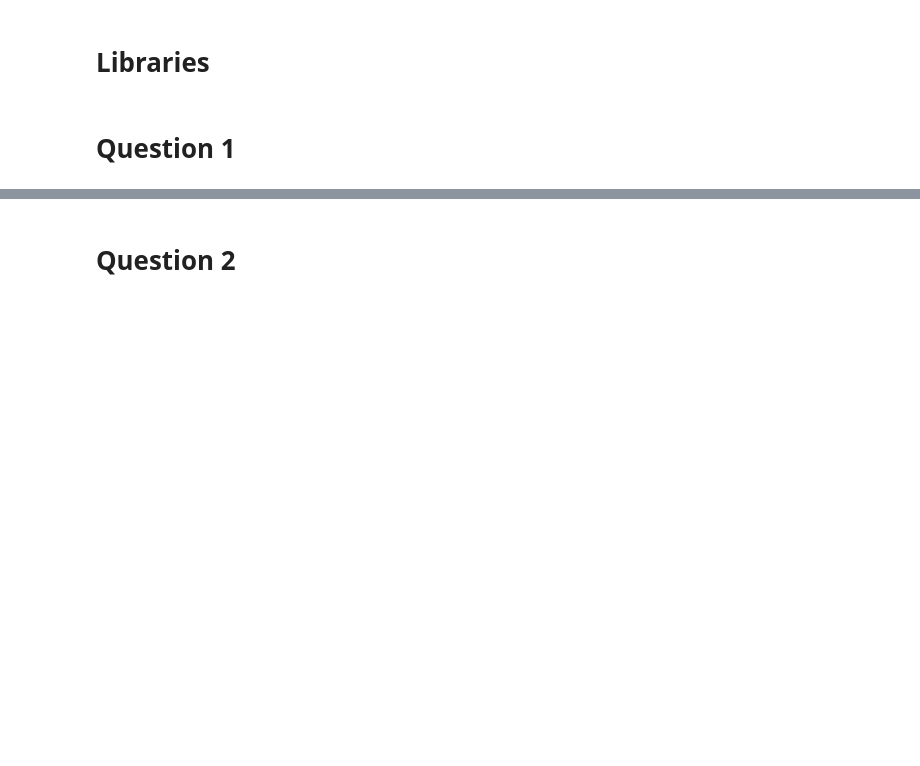
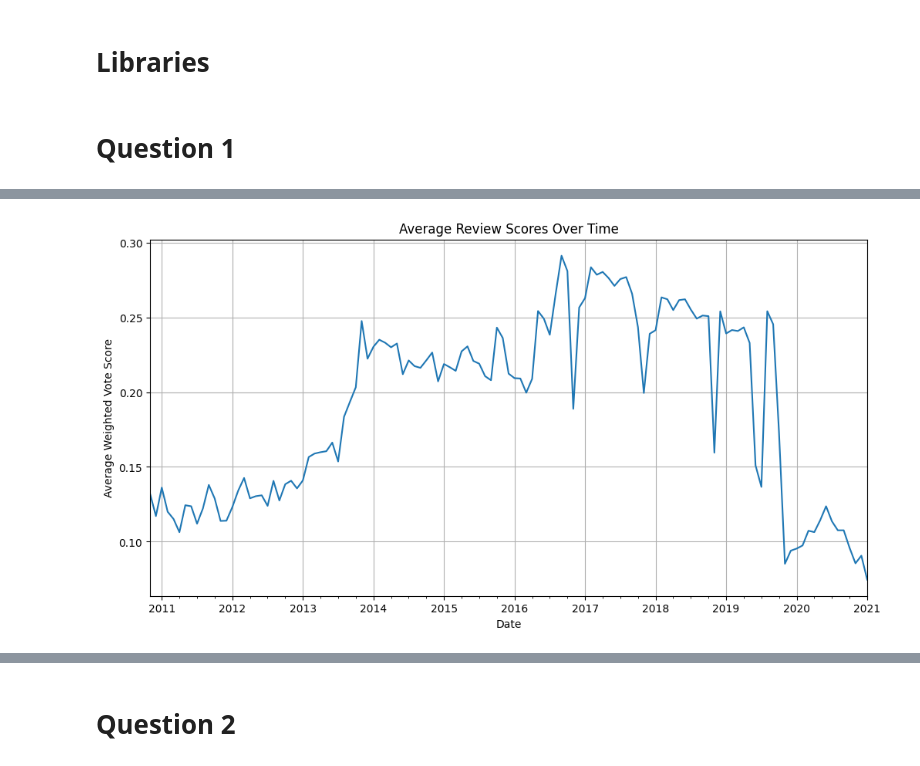
Before and after one commit to sandrokhizanishvili/SAPIENZA-ADM-HW2, a Jupyter notebook: main.ipynb, the cells around one changed output, grey strips where cells are left out. Saved outputs shown, nothing was run; the diff lists cells and outputs as text; code cells hidden in the pictures; blank space fills up the shorter version.

```diff
--- a/main.ipynb
+++ b/main.ipynb
@@ -132,0 +118,14 @@ Data types:
+# %%
+# Trends Over Time
+df['timestamp_created'] = pd.to_datetime(df['timestamp_created'], unit='s')
+
+monthly_avg = df.resample('ME', on='timestamp_created')['weighted_vote_score'].mean()
+plt.figure(figsize=(12, 6))
+monthly_avg.plot()
+plt.title('Average Review Scores Over Time')
+plt.xlabel('Date')
+plt.ylabel('Average Weighted Vote Score')
+plt.grid()
+plt.show()
+# %% [output]
+[figure, added]
```
Also changed, not shown: parts of 10 cells of this notebook, 1 other file.
